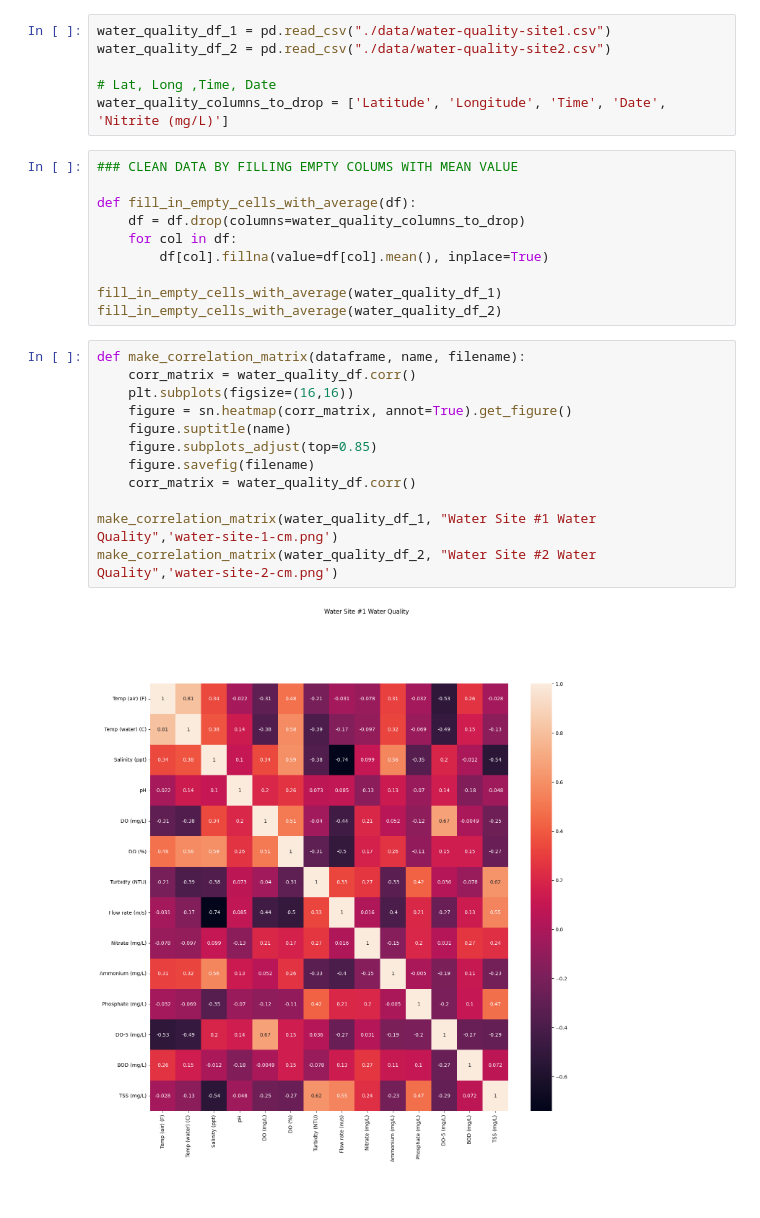
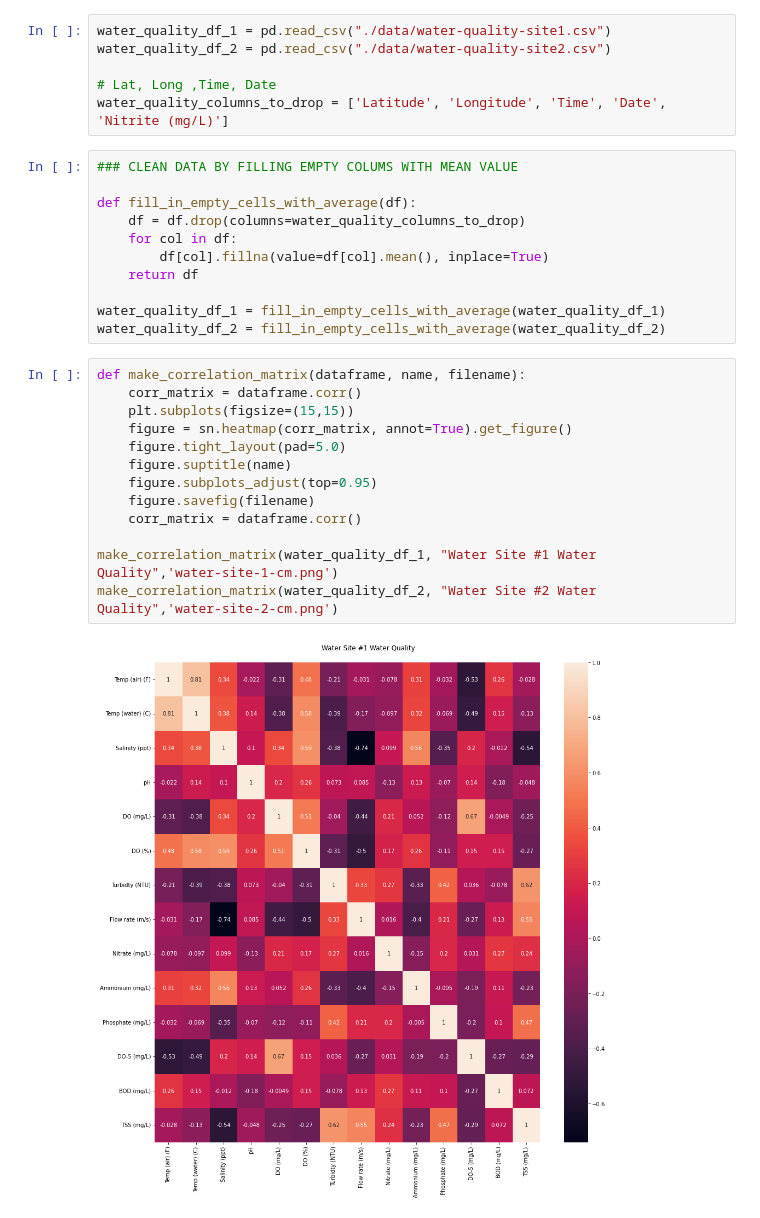
Before and after one commit to angel-721/mva-of-southern-utah-water-quality, a Jupyter notebook: analyze-quality-sites.ipynb, the cells around one changed output. Saved outputs shown, nothing was run; the diff lists cells and outputs as text.

```diff
--- a/analyze-quality-sites.ipynb
+++ b/analyze-quality-sites.ipynb
@@ -16,20 +16,22 @@ def fill_in_empty_cells_with_average(df):
     df = df.drop(columns=water_quality_columns_to_drop)
     for col in df:
         df[col].fillna(value=df[col].mean(), inplace=True)
+    return df
 
-fill_in_empty_cells_with_average(water_quality_df_1)
-fill_in_empty_cells_with_average(water_quality_df_2)
+water_quality_df_1 = fill_in_empty_cells_with_average(water_quality_df_1)
+water_quality_df_2 = fill_in_empty_cells_with_average(water_quality_df_2)
 # %%
 def make_correlation_matrix(dataframe, name, filename):
-    corr_matrix = water_quality_df.corr()
-    plt.subplots(figsize=(16,16))
+    corr_matrix = dataframe.corr()
+    plt.subplots(figsize=(15,15))
     figure = sn.heatmap(corr_matrix, annot=True).get_figure()
+    figure.tight_layout(pad=5.0)
     figure.suptitle(name)
-    figure.subplots_adjust(top=0.85)
+    figure.subplots_adjust(top=0.95)
     figure.savefig(filename)
-    corr_matrix = water_quality_df.corr()
+    corr_matrix = dataframe.corr()
 
 make_correlation_matrix(water_quality_df_1, "Water Site #1 Water Quality",'water-site-1-cm.png')
 make_correlation_matrix(water_quality_df_2, "Water Site #2 Water Quality",'water-site-2-cm.png')
 # %% [output]
-[figure, old version]
+[figure, new version]
```
Also changed, not shown: parts of 1 cell of this notebook.
